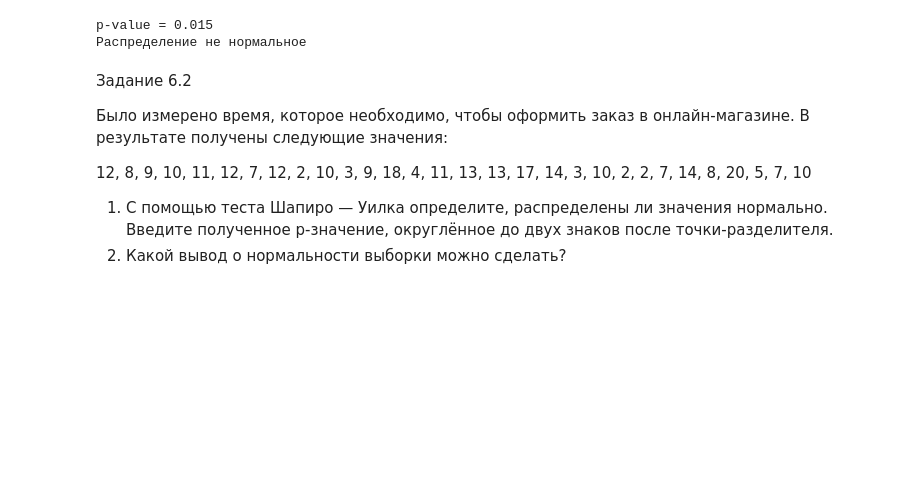
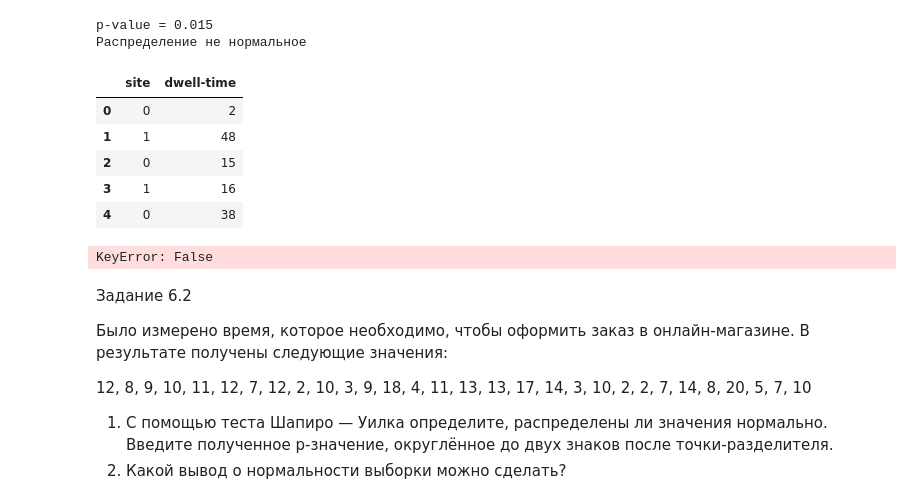
Before and after one commit to AlexGorel/IDE_NEW, a Jupyter notebook: EDA-4. Статистические тесты/EDA-4. Статистические тесты.ipynb, the cells around one changed output. Drawn from its saved outputs; the diff is of its cells as text; code cells hidden in the pictures; blank space fills up the shorter version.

```diff
--- a/EDA-4. Статистические тесты/EDA-4. Статистические тесты.ipynb
+++ b/EDA-4. Статистические тесты/EDA-4. Статистические тесты.ipynb
@@ -78,6 +82,21 @@ else:
 # %% [output]
 p-value = 0.015
 Распределение не нормальное
+# %%
+# загружаем датасет
+data_10 = pd.read_csv('C:\скил\DST-156\IDE_NEW\EDA-4. Статистические тесты./new-site.csv', sep='\t')
+data_10.head()
+# %% [output]
+|  | site | dwell-time |
+| 0 | 0 | 2 |
+| 1 | 1 | 48 |
+| 2 | 0 | 15 |
+| 3 | 1 | 16 |
+| 4 | 0 | 38 |
+# %%
+data_10_0 = data_10[data_10['site'==0]]
+# %% [output]
+KeyError: False
 # %% [markdown]
 Задание 6.2
 
```
Also changed, not shown: parts of 3 cells of this notebook, 9 other files.
